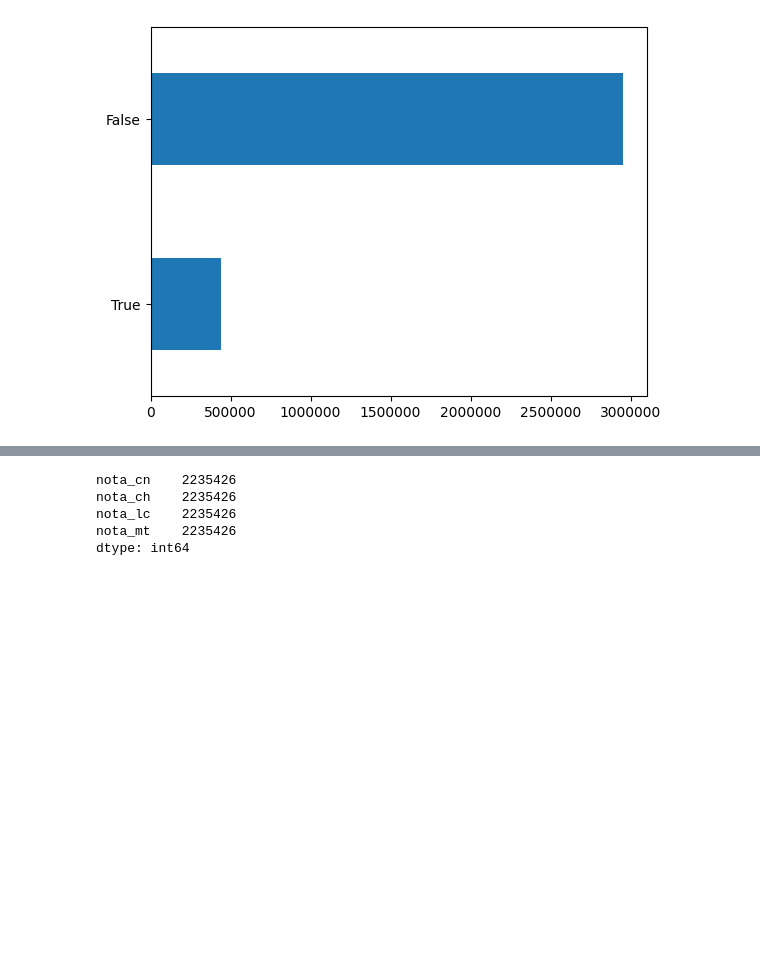
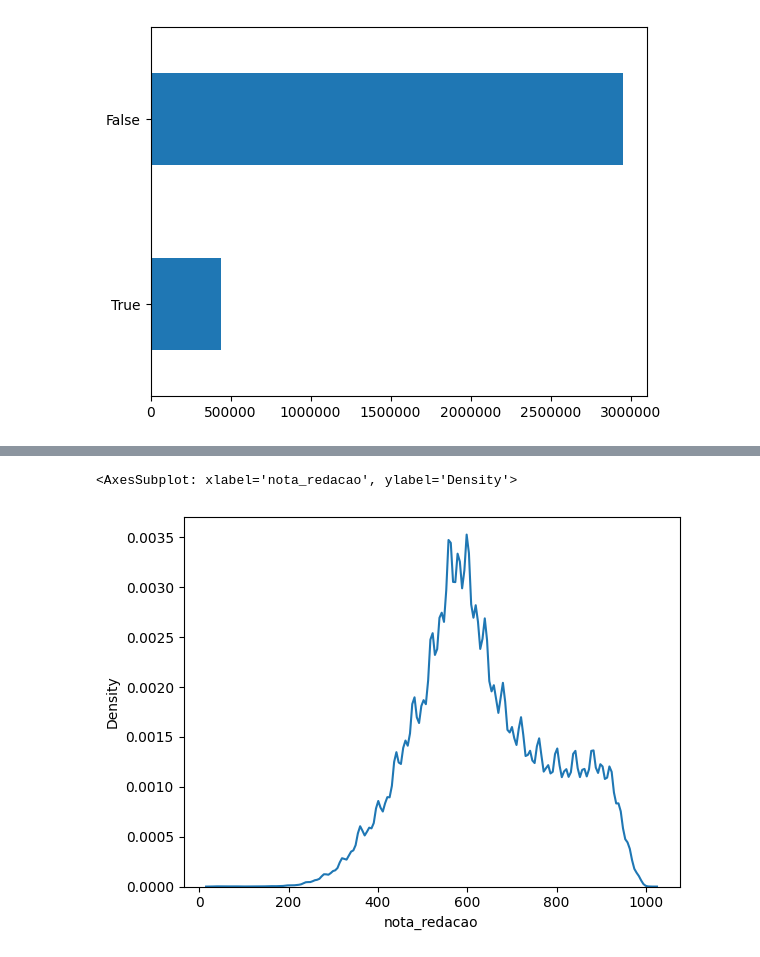
Before and after one commit to rafaeltorres2022/pyspark-enem-project, a Jupyter notebook: analise_dados.ipynb, the cells around one changed output, grey strips where cells are left out. Saved outputs shown, nothing was run; the diff lists cells and outputs as text; code cells hidden in the pictures; blank space fills up the shorter version.

```diff
--- a/analise_dados.ipynb
+++ b/analise_dados.ipynb
@@ -206,19 +243,16 @@ presenca_provas.value_counts()
 # %%
-#Notas
-query = '''(select nota_cn, nota_ch, nota_lc, nota_mt
-from resultados_provas_objetivas) as d'''
-notas_provas = spark.read.format('jdbc') \
+#Notas redações
+query = '''(select fk_situacao_redacao, nota_redacao
+from redacoes) as d'''
+redacoes = spark.read.format('jdbc') \
     .option('url', os.getenv('url')) \
     .option('dbtable', query) \
     .option('driver', os.getenv('driver')) \
     .option('user', os.getenv('user')).option('password', os.getenv('password')).load()
-notas_provas = notas_provas.toPandas()
+redacoes = redacoes.toPandas()
+
+redacoes = redacoes[redacoes.fk_situacao_redacao == 1]
+sbr.kdeplot(redacoes.nota_redacao)
+# %% [output]
+<AxesSubplot: xlabel='nota_redacao', ylabel='Density'>
+[figure, added]
-# %%
-notas_provas[notas_provas.nota_cn > 0][notas_provas.nota_ch > 0][notas_provas.nota_lc > 0] \
-    [notas_provas.nota_mt > 0].count()
-# %% [output]
-nota_cn    2235426
-nota_ch    2235426
-nota_lc    2235426
-nota_mt    2235426
-dtype: int64
```
Also changed, not shown: parts of 12 cells of this notebook.
